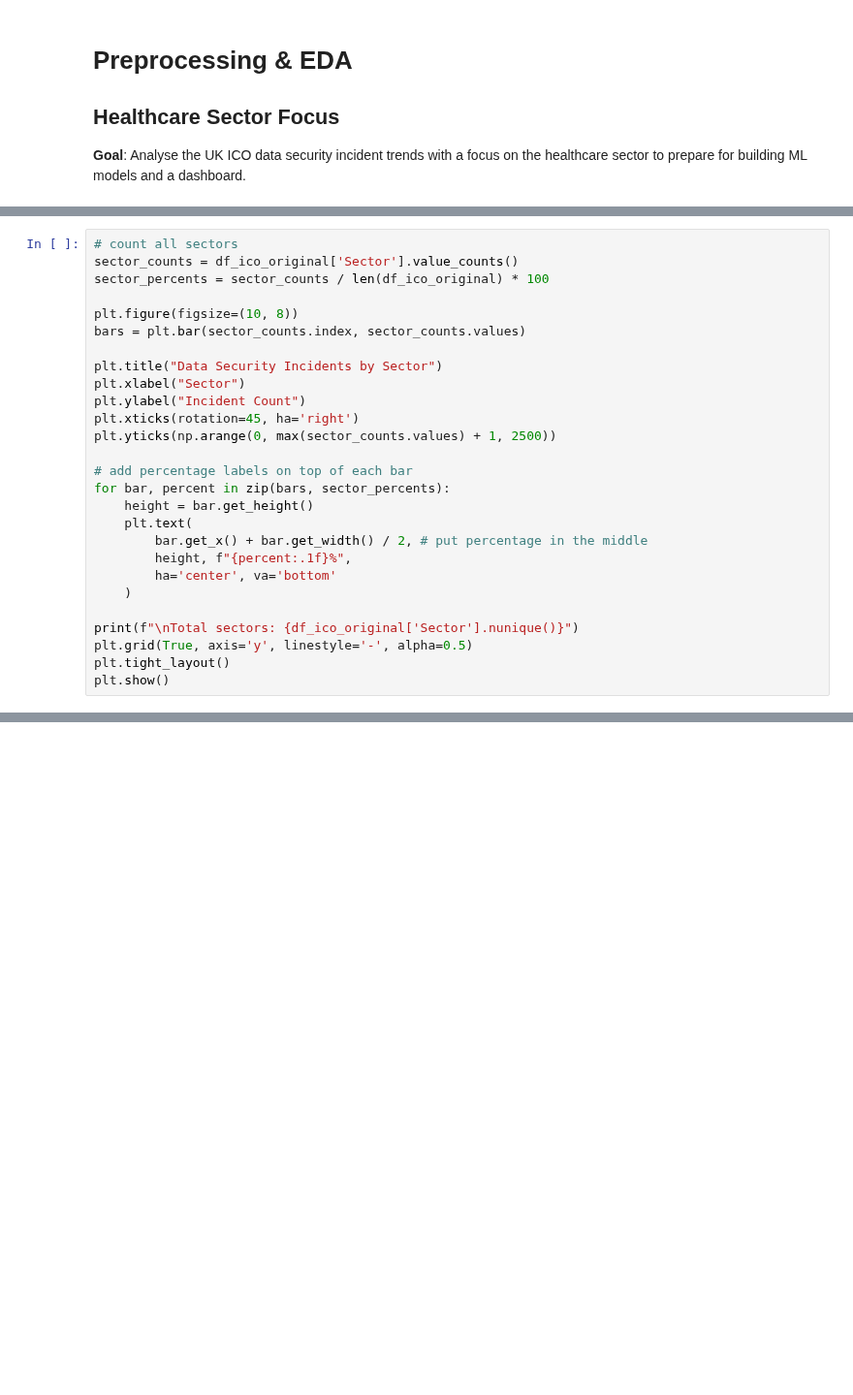
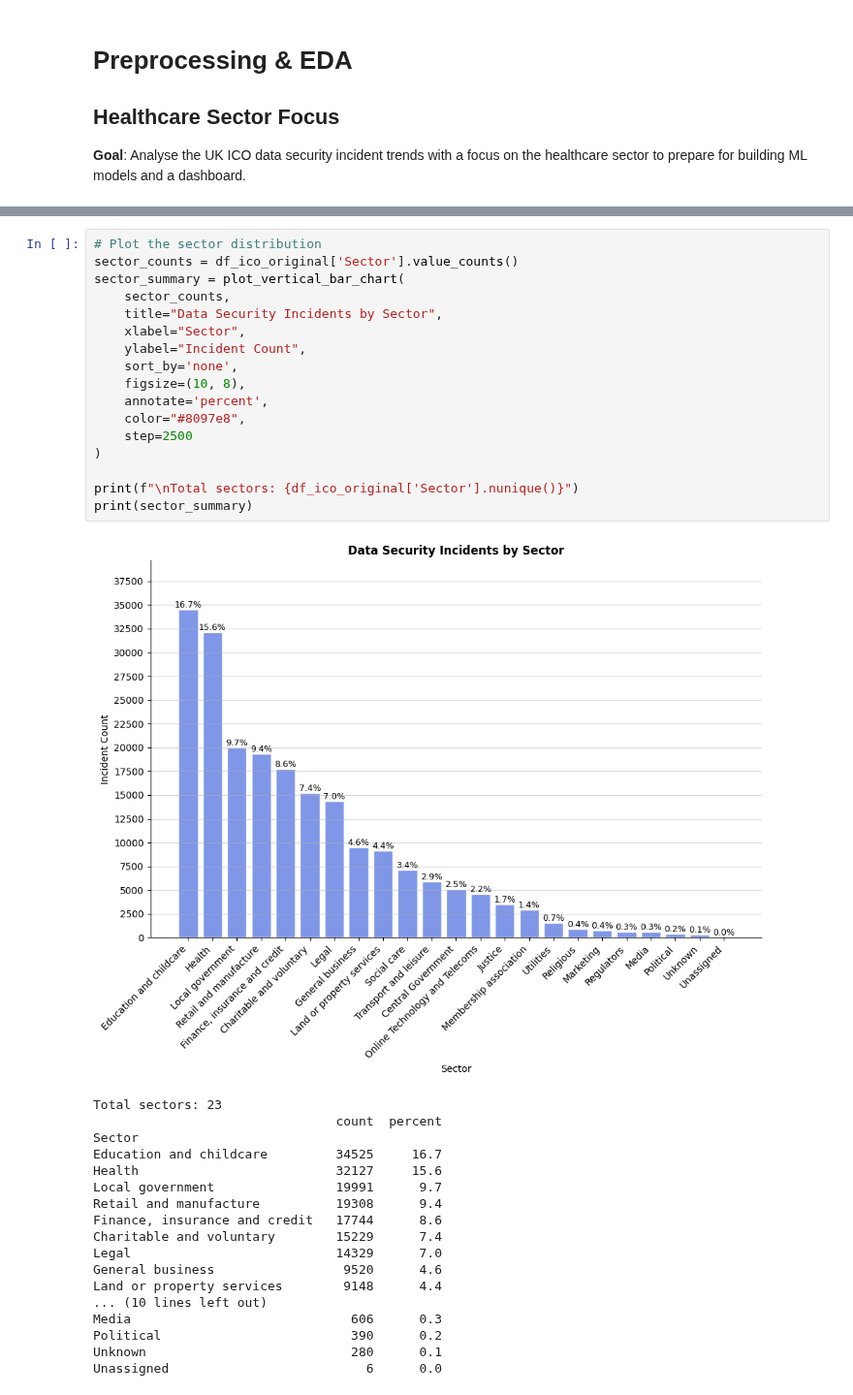
Before and after one commit to maycrowave/healthcare-data-incident-dashboard, a Jupyter notebook: preprocess.ipynb, the cells around one changed output, grey strips where cells are left out. Shown at 97% size. Saved outputs shown, nothing was run; the diff lists cells and outputs as text; blank space fills up the shorter version.

```diff
--- a/preprocess.ipynb
+++ b/preprocess.ipynb
@@ -24,27 +45,0 @@ df_ico_original.info()
-# %%
-# count all sectors
-sector_counts = df_ico_original['Sector'].value_counts()
-sector_percents = sector_counts / len(df_ico_original) * 100
-
-plt.figure(figsize=(10, 8))
-bars = plt.bar(sector_counts.index, sector_counts.values)
-
-plt.title("Data Security Incidents by Sector")
-plt.xlabel("Sector")
-plt.ylabel("Incident Count")
-plt.xticks(rotation=45, ha='right')
-plt.yticks(np.arange(0, max(sector_counts.values) + 1, 2500))
-
-# add percentage labels on top of each bar
-for bar, percent in zip(bars, sector_percents):
-    height = bar.get_height()
-    plt.text(
-        bar.get_x() + bar.get_width() / 2, # put percentage in the middle
-        height, f"{percent:.1f}%",
-        ha='center', va='bottom'
-    )
-
-print(f"\nTotal sectors: {df_ico_original['Sector'].nunique()}")
-plt.grid(True, axis='y', linestyle='-', alpha=0.5)
-plt.tight_layout()
-plt.show()
@@ -58,3 +106,39 @@ sector_table
+# %%
+# Plot the sector distribution
+sector_counts = df_ico_original['Sector'].value_counts()
+sector_summary = plot_vertical_bar_chart(
+    sector_counts,
+    title="Data Security Incidents by Sector",
+    xlabel="Sector",
+    ylabel="Incident Count",
+    sort_by='none',
+    figsize=(10, 8),
+    annotate='percent',
+    color="#8097e8",
+    step=2500
+)
+
+print(f"\nTotal sectors: {df_ico_original['Sector'].nunique()}")
+print(sector_summary)
+# %% [output]
+[figure, added]
+Total sectors: 23
+                                count  percent
+Sector
+Education and childcare         34525     16.7
+Health                          32127     15.6
+Local government                19991      9.7
+Retail and manufacture          19308      9.4
+Finance, insurance and credit   17744      8.6
+Charitable and voluntary        15229      7.4
+Legal                           14329      7.0
+General business                 9520      4.6
+Land or property services        9148      4.4
+... (10 lines left out)
+Media                             606      0.3
+Political                         390      0.2
+Unknown                           280      0.1
+Unassigned                          6      0.0
 # %%
 # filtering the database to focus of the health sector
 df_health_original = df_ico_original[df_ico_original["Sector"] == "Health"].copy(deep=True)
```
Also changed, not shown: parts of 47 cells of this notebook, 24 other files.
